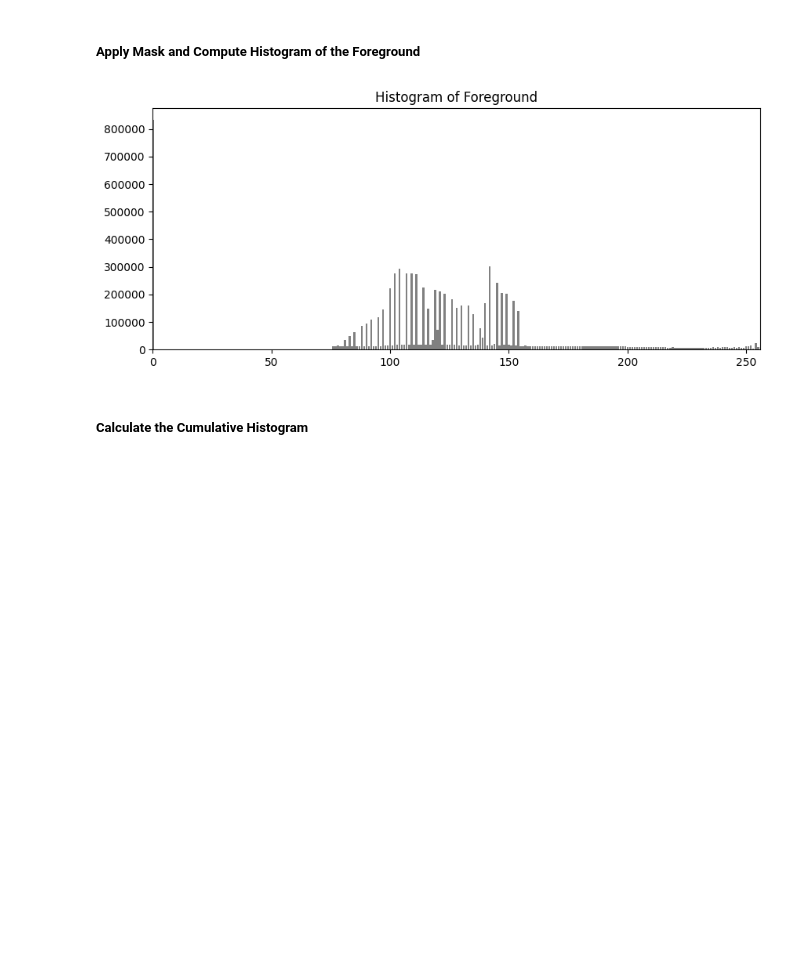
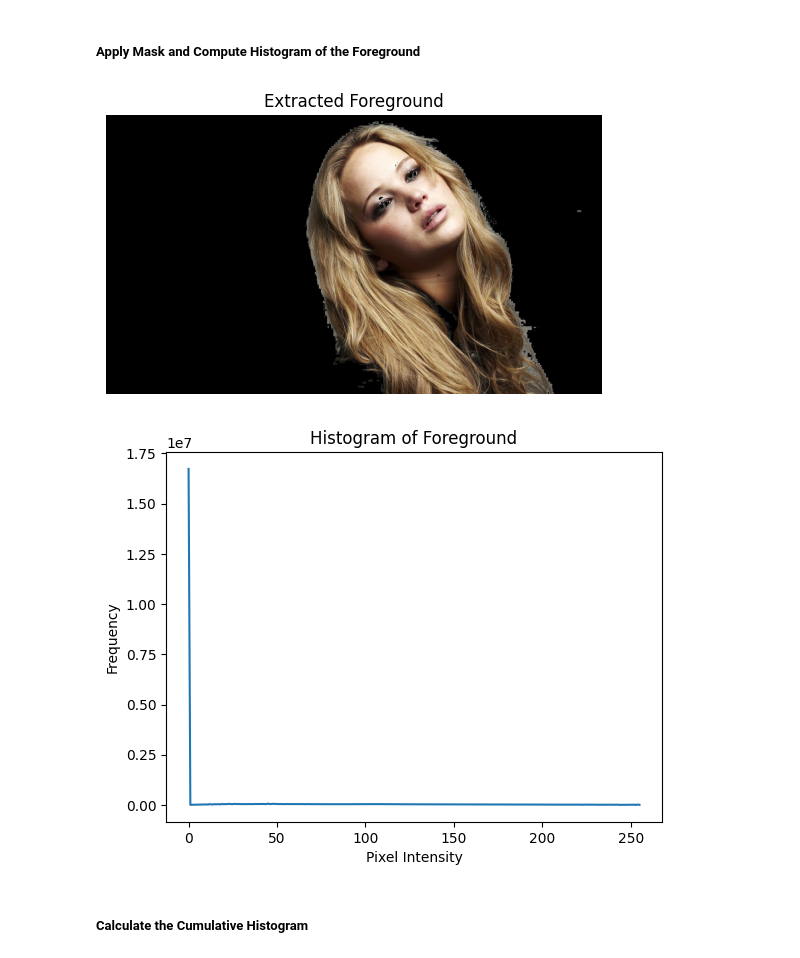
Before and after one commit to DinukaMadhushan1234/Intensity-Transformations-and-Neighborhood, a Jupyter notebook: histogram equalization.ipynb, the cells around one changed output. Cells and saved outputs as stored; diff of their text form; code cells hidden in the pictures; blank space fills up the shorter version.

```diff
--- a/histogram equalization.ipynb
+++ b/histogram equalization.ipynb
@@ -110,20 +110,33 @@ plt.show()
 # %% [markdown]
 ##### Apply Mask and Compute Histogram of the Foreground
-# %%
-# Apply the mask to the value plane to get the foreground
-foreground_value = cv2.bitwise_and(value, value, mask=mask)
-
-# Calculate histogram of the foreground
-histogram = calculate_histogram(foreground_value)
-
-# Display the histogram of the foreground
-plt.figure(figsize=(10, 4))
-plt.bar(range(256), histogram, color='gray')
-plt.title('Histogram of Foreground')
-plt.xlim([0, 256])
-plt.show()
-# %% [output]
-[figure, removed]
+# %%
+image_rgb = cv2.cvtColor(image, cv2.COLOR_BGR2RGB)
+
+# Extract the foreground using the mask
+foreground = cv2.bitwise_and(image_rgb, image_rgb, mask=mask)
+
+# Calculate histogram of the foreground
+histogram = calculate_histogram(foreground)
+
+
+# Display the extracted foreground
+plt.figure()
+plt.title('Extracted Foreground')
+plt.imshow(foreground, cmap='gray')
+plt.axis('off')
+plt.show()
+
+
+# Display the histogram
+plt.figure()
+plt.title('Histogram of Foreground')
+plt.plot(histogram)
+plt.xlabel('Pixel Intensity')
+plt.ylabel('Frequency')
+plt.show()
+# %% [output]
+[figure, added]
+[figure, added]
 # %% [markdown]
 ##### Calculate the Cumulative Histogram
 # %%
```
Also changed, not shown: parts of 4 cells of this notebook, 3 other files.
